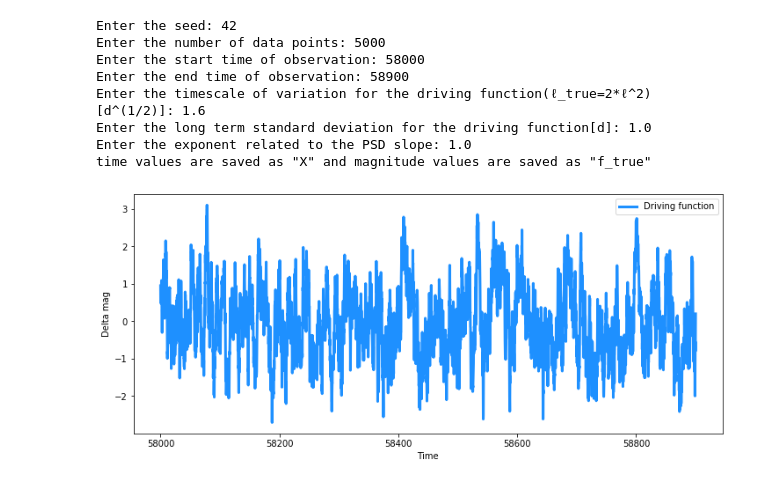
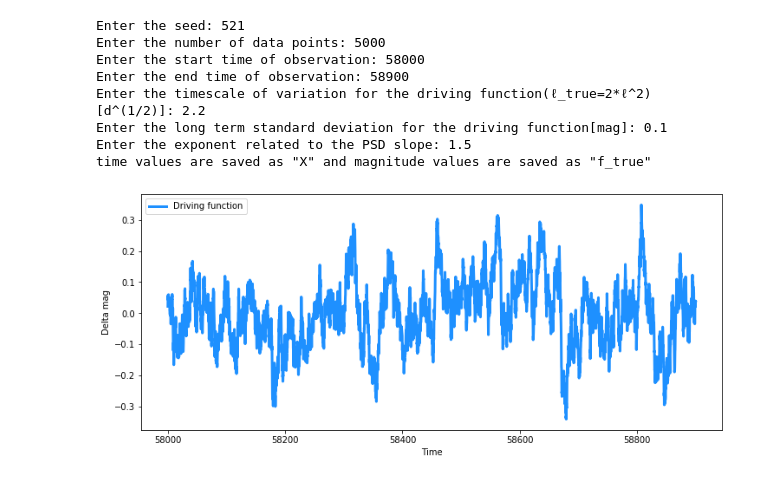
Before and after one commit to MalteBrinch/Master-Thesis-Code, a Jupyter notebook: Generate fake light curves.ipynb, the cells around one changed output. Cells and saved outputs as stored; diff of their text form; code cells hidden in the pictures.

```diff
--- a/Generate fake light curves.ipynb
+++ b/Generate fake light curves.ipynb
@@ -23,41 +23,41 @@ X = np.linspace(start, end, n)[:, None] # The inputs to the GP, they must be arr
 # Define the true covariance function and its parameters
 ℓ_true = float(input("Enter the timescale of variation for the driving function(ℓ_true=2*ℓ^2)[d^(1/2)]: "))#timescale of variation for the driving function
 #REMEMBER time scale is 2*ℓ^2 so remember to rewrite as ℓ_true=2*ℓ^2
-η_true = float(input("Enter the long term standard deviation for the driving function[d]: "))#long term standard deviation for the driving function
+η_true = float(input("Enter the long term standard deviation for the driving function[mag]: "))#long term standard deviation for the driving function
 α_true = float(input("Enter the exponent related to the PSD slope: "))#exponent related to the PSD slope
 np.savetxt('hyperparameters.txt',np.c_[ℓ_true,η_true,α_true],delimiter=',')
 cov_func = η_true**2 * pm.gp.cov.Exponential(1, 2.0**((α_true-1.0)/2.0)*ℓ_true**(α_true))
 
 # A mean function that is zero everywhere
 mean_func = pm.gp.mean.Zero()
 
 # The latent function values are one sample from a multivariate normal
 # Note that we have to call `eval()` because PyMC3 built on top of Theano
 f_true = np.random.multivariate_normal(mean_func(X).eval(),
                                        cov_func(X).eval() + 1e-8*np.eye(n), 1).flatten()
 np.savetxt('drivingfunction.txt',np.c_[X,f_true],delimiter=',')
 # The observed data is the latent function plus a small amount of T distributed noise
 # The standard deviation of the noise is `sigma`, and the degrees of freedom is `nu`
 #σ_true = 2.0
 #ν_true = 3.0
 #y = f_true + σ_true * np.random.standard_t(ν_true, size=n)
 
 ## Plot the data and the unobserved latent function
 fig = plt.figure(figsize=(12,5)); ax = fig.gca()
 ax.plot(X, f_true, "dodgerblue", lw=3, label="Driving function");
 #ax.plot(X, y, 'ok', ms=3, label="Data");
 ax.set_xlabel("Time"); ax.set_ylabel("Delta mag"); plt.legend();
 print('time values are saved as "X" and magnitude values are saved as "f_true"')
 # %% [output]
-Enter the seed: 42
+Enter the seed: 521
 Enter the number of data points: 5000
 Enter the start time of observation: 58000
 Enter the end time of observation: 58900
-Enter the timescale of variation for the driving function(ℓ_true=2*ℓ^2)[d^(1/2)]: 1.6
-Enter the long term standard deviation for the driving function[d]: 1.0
-Enter the exponent related to the PSD slope: 1.0
+Enter the timescale of variation for the driving function(ℓ_true=2*ℓ^2)[d^(1/2)]: 2.2
+Enter the long term standard deviation for the driving function[mag]: 0.1
+Enter the exponent related to the PSD slope: 1.5
 time values are saved as "X" and magnitude values are saved as "f_true"
-[figure, old version]
+[figure, new version]
 # %%
 def transferDT(wav, pDT, tau):
     sigma_DT, m_DT, theta_DT, T = pDT
```
Also changed, not shown: parts of 11 cells of this notebook.
